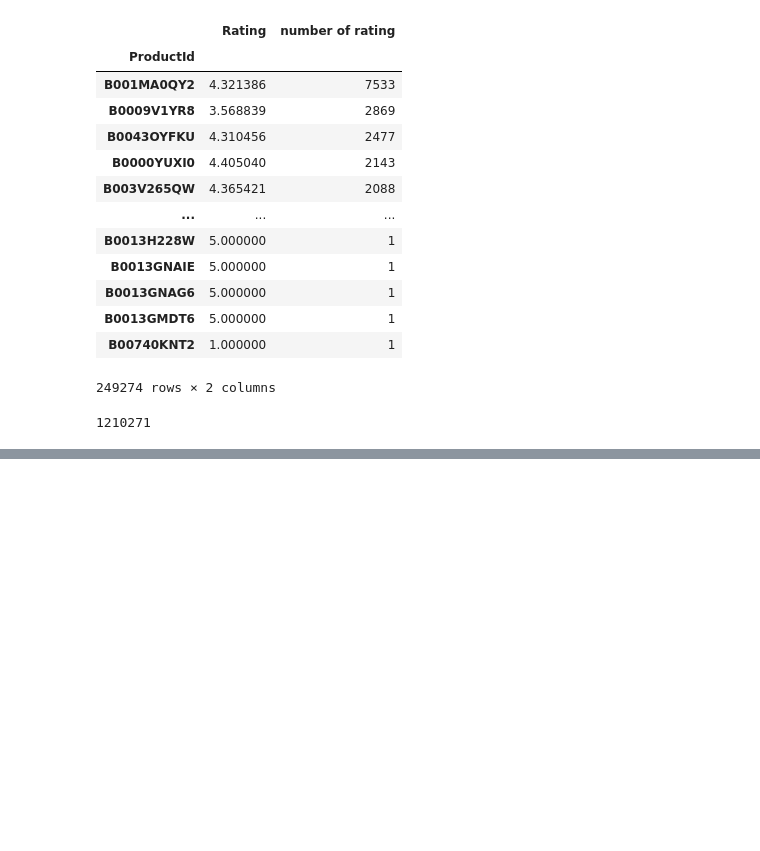
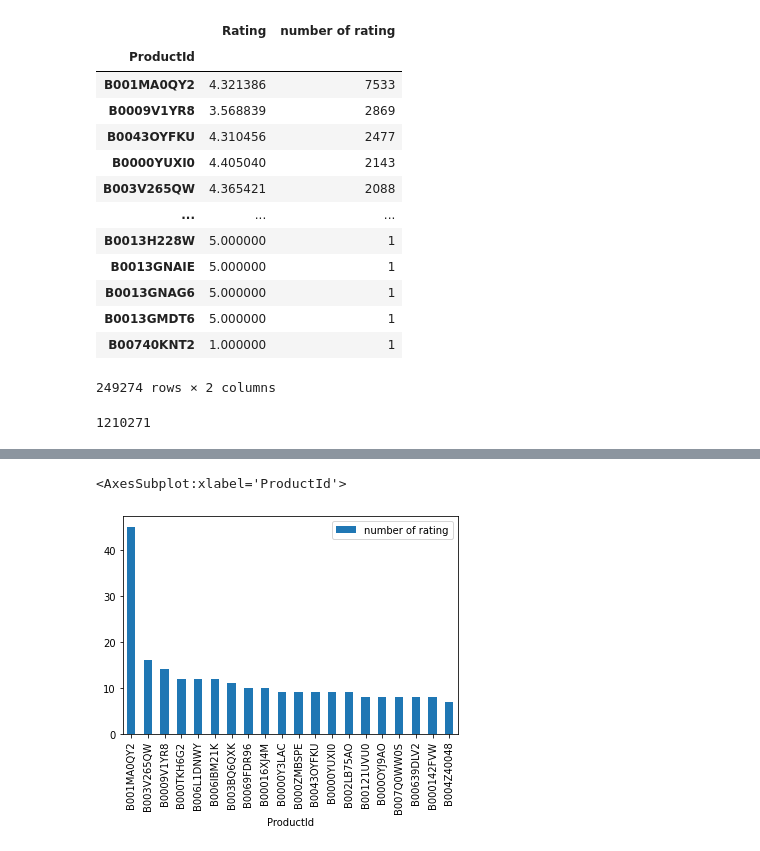
Before and after one commit to kelvin-kahuho/Storefront, a Jupyter notebook: store/recommendation system/recommendations.ipynb, the cells around one changed output, grey strips where cells are left out. Drawn from its saved outputs; the diff is of its cells as text; code cells hidden in the pictures; blank space fills up the shorter version.

```diff
--- a/store/recommendation system/recommendations.ipynb
+++ b/store/recommendation system/recommendations.ipynb
@@ -252,0 +168,7 @@ data.shape
+# %%
+#create a dataframe with average rating in one column
+rating= pd.DataFrame(data.groupby('ProductId')['Rating'].mean().sort_values(ascending=False))
+
+#create another column with number of rating given to that product
+rating['number of rating'] = pd.DataFrame(data.groupby('ProductId')['Rating'].count().sort_values(ascending=False))
+rating.sort_values('number of rating',ascending=False)
@@ -252,0 +190,7 @@ data.shape
+# %%
+#Top 20 products sell by ecommerce website shown graphically
+
+rating[['number of rating']].sort_values('number of rating',ascending=False).head(20).plot(kind='bar')
+# %% [output]
+<AxesSubplot:xlabel='ProductId'>
+[figure, added]
```
Also changed, not shown: parts of 23 cells of this notebook, 5 other files.
